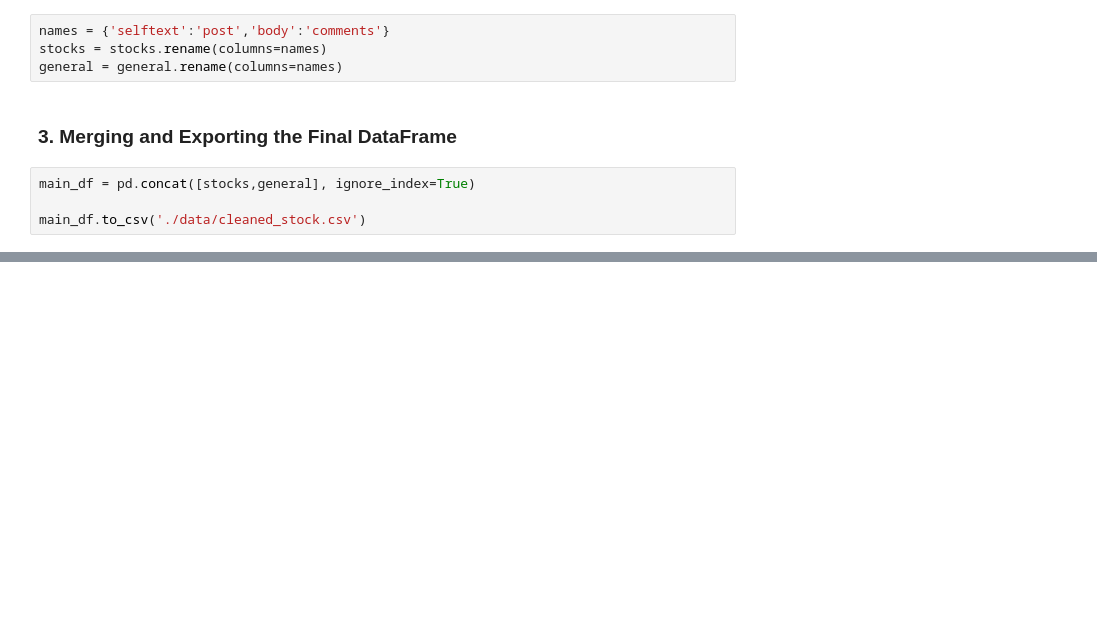
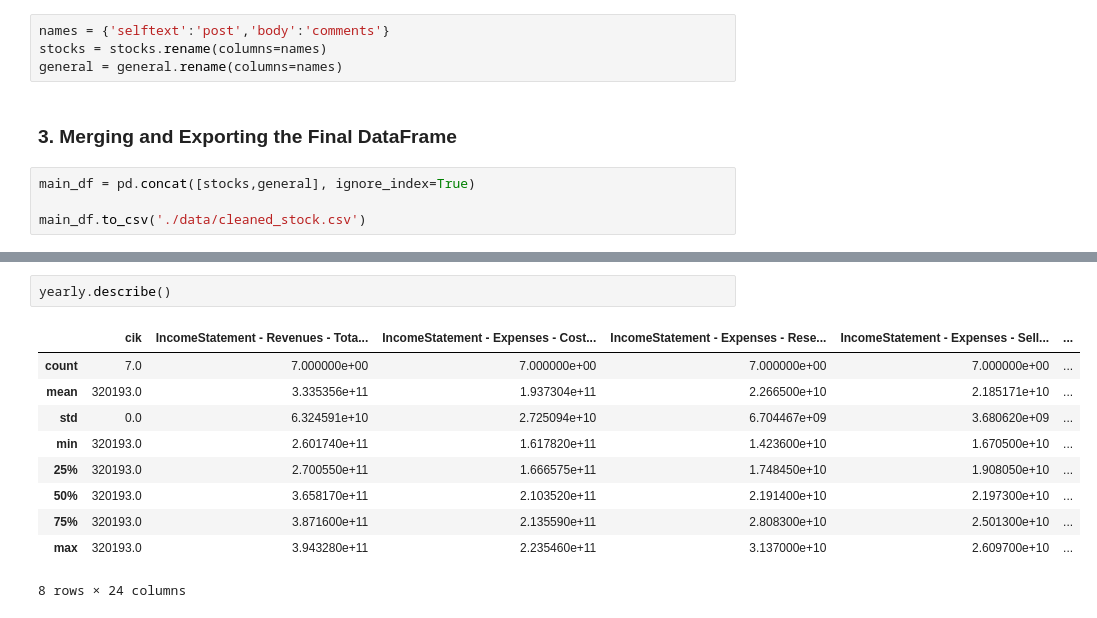
Before and after one commit to maseehfaizan/Hybrid_Pricer, a Jupyter notebook: data_cleaner.ipynb, the cells around one changed output, grey strips where cells are left out. Saved outputs shown, nothing was run; the diff lists cells and outputs as text; blank space fills up the shorter version.

```diff
--- a/data_cleaner.ipynb
+++ b/data_cleaner.ipynb
@@ -70,0 +890,13 @@ main_df.to_csv('./data/cleaned_stock.csv')
+# %%
+yearly.describe()
+# %% [output]
+|  | cik | IncomeStatement - Revenues - Tota... | IncomeStatement - Expenses - Cost... | IncomeStatement - Expenses - Rese... | IncomeStatement - Expenses - Sell... | ... |
+| count | 7.0 | 7.000000e+00 | 7.000000e+00 | 7.000000e+00 | 7.000000e+00 | ... |
+| mean | 320193.0 | 3.335356e+11 | 1.937304e+11 | 2.266500e+10 | 2.185171e+10 | ... |
+| std | 0.0 | 6.324591e+10 | 2.725094e+10 | 6.704467e+09 | 3.680620e+09 | ... |
+| min | 320193.0 | 2.601740e+11 | 1.617820e+11 | 1.423600e+10 | 1.670500e+10 | ... |
+| 25% | 320193.0 | 2.700550e+11 | 1.666575e+11 | 1.748450e+10 | 1.908050e+10 | ... |
+| 50% | 320193.0 | 3.658170e+11 | 2.103520e+11 | 2.191400e+10 | 2.197300e+10 | ... |
+| 75% | 320193.0 | 3.871600e+11 | 2.135590e+11 | 2.808300e+10 | 2.501300e+10 | ... |
+| max | 320193.0 | 3.943280e+11 | 2.235460e+11 | 3.137000e+10 | 2.609700e+10 | ... |
+8 rows × 24 columns
```
Also changed, not shown: parts of 8 cells of this notebook, 18 other files.
